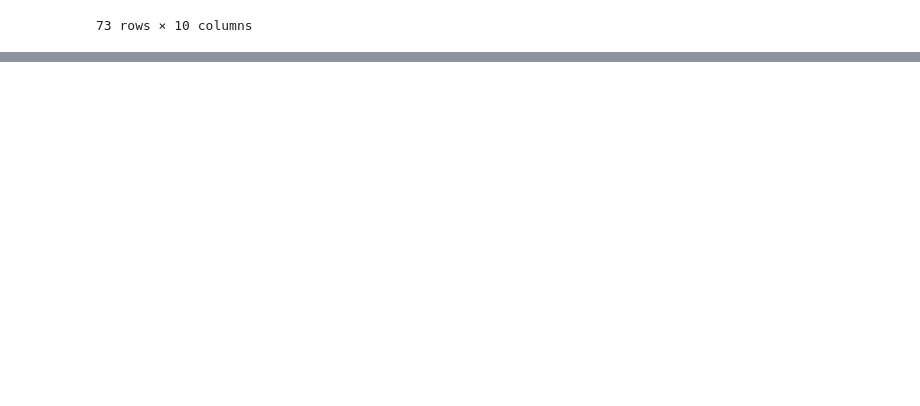
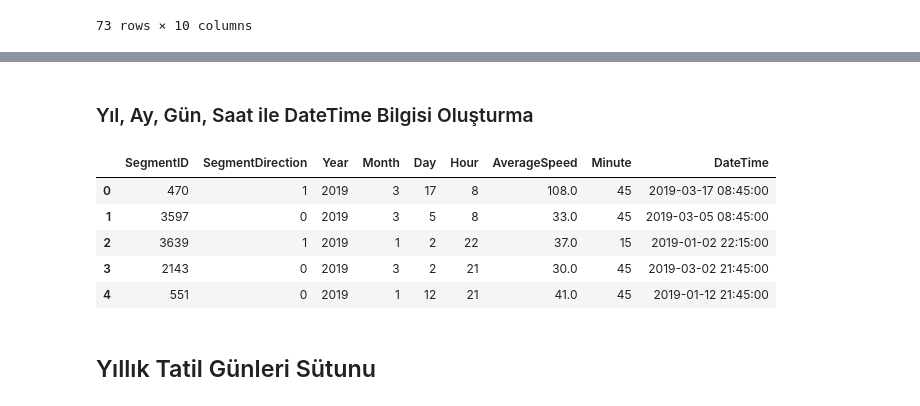
Before and after one commit to mdurmuss/data-engineering-final-project, a Jupyter notebook: main.ipynb, the cells around one changed output, grey strips where cells are left out. Drawn from its saved outputs; the diff is of its cells as text; code cells hidden in the pictures; blank space fills up the shorter version.

```diff
--- a/main.ipynb
+++ b/main.ipynb
@@ -147,0 +165,11 @@ result.loc[result['yol_adi'].str.contains("BARBAROS")].reset_index(drop=True)
+# %%
+df.rename(columns={'vSegID': 'SegmentID',
+                   'vSegDir': 'SegmentDirection',
+                   'fusedYear': 'Year',
+                   'fusedMonth': 'Month',
+                   'fusedday' : 'Day',
+                   'fusedHour' : 'Hour' ,
+                   'avgspeed': 'AverageSpeed',
+                   'GRP' : 'Minute'
+                  },
+          inplace=True)
@@ -147,0 +190,14 @@ result.loc[result['yol_adi'].str.contains("BARBAROS")].reset_index(drop=True)
+# %% [markdown]
+### Yıl, Ay, Gün, Saat ile DateTime Bilgisi Oluşturma
+# %%
+df['DateTime'] = pd.to_datetime(df[['Year','Month','Day','Hour','Minute']])
+df.head()
+# %% [output]
+|  | SegmentID | SegmentDirection | Year | Month | Day | Hour | AverageSpeed | Minute | DateTime |
+| 0 | 470 | 1 | 2019 | 3 | 17 | 8 | 108.0 | 45 | 2019-03-17 08:45:00 |
+| 1 | 3597 | 0 | 2019 | 3 | 5 | 8 | 33.0 | 45 | 2019-03-05 08:45:00 |
+| 2 | 3639 | 1 | 2019 | 1 | 2 | 22 | 37.0 | 15 | 2019-01-02 22:15:00 |
+| 3 | 2143 | 0 | 2019 | 3 | 2 | 21 | 30.0 | 45 | 2019-03-02 21:45:00 |
+| 4 | 551 | 0 | 2019 | 1 | 12 | 21 | 41.0 | 45 | 2019-01-12 21:45:00 |
+# %% [markdown]
+## Yıllık Tatil Günleri Sütunu
```
Also changed, not shown: parts of 14 cells of this notebook.
